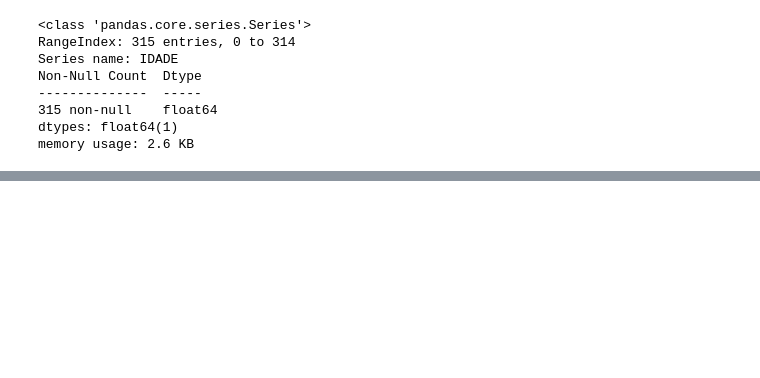
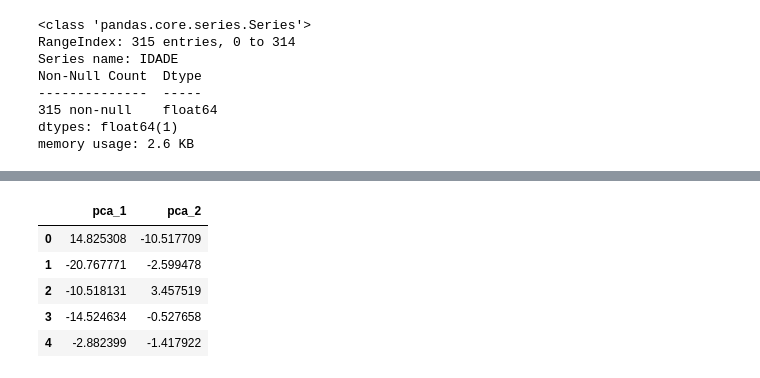
Before and after one commit to AertySantos/Clusterizacao_Semantica, a Jupyter notebook: ana_vet.ipynb, the cells around one changed output, grey strips where cells are left out. Cells and saved outputs as stored; diff of their text form; code cells hidden in the pictures; blank space fills up the shorter version.

```diff
--- a/ana_vet.ipynb
+++ b/ana_vet.ipynb
@@ -296,5 +307,14 @@ df[['pca_1', 'pca_2']].to_csv("data/input/dataset.txt", sep=" ", index=False, he
 
 # Exibe o DataFrame com os resultados
 #print(df)
+# %%
+df[['pca_1', 'pca_2']].head()
+# %% [output]
+|  | pca_1 | pca_2 |
+| 0 | 14.825308 | -10.517709 |
+| 1 | -20.767771 | -2.599478 |
+| 2 | -10.518131 | 3.457519 |
+| 3 | -14.524634 | -0.527658 |
+| 4 | -2.882399 | -1.417922 |
 # %%
 #np.savetxt("data/input/dataset.txt", df.values, fmt="%s")
```
Also changed, not shown: parts of 3 cells of this notebook, 16 other files.
